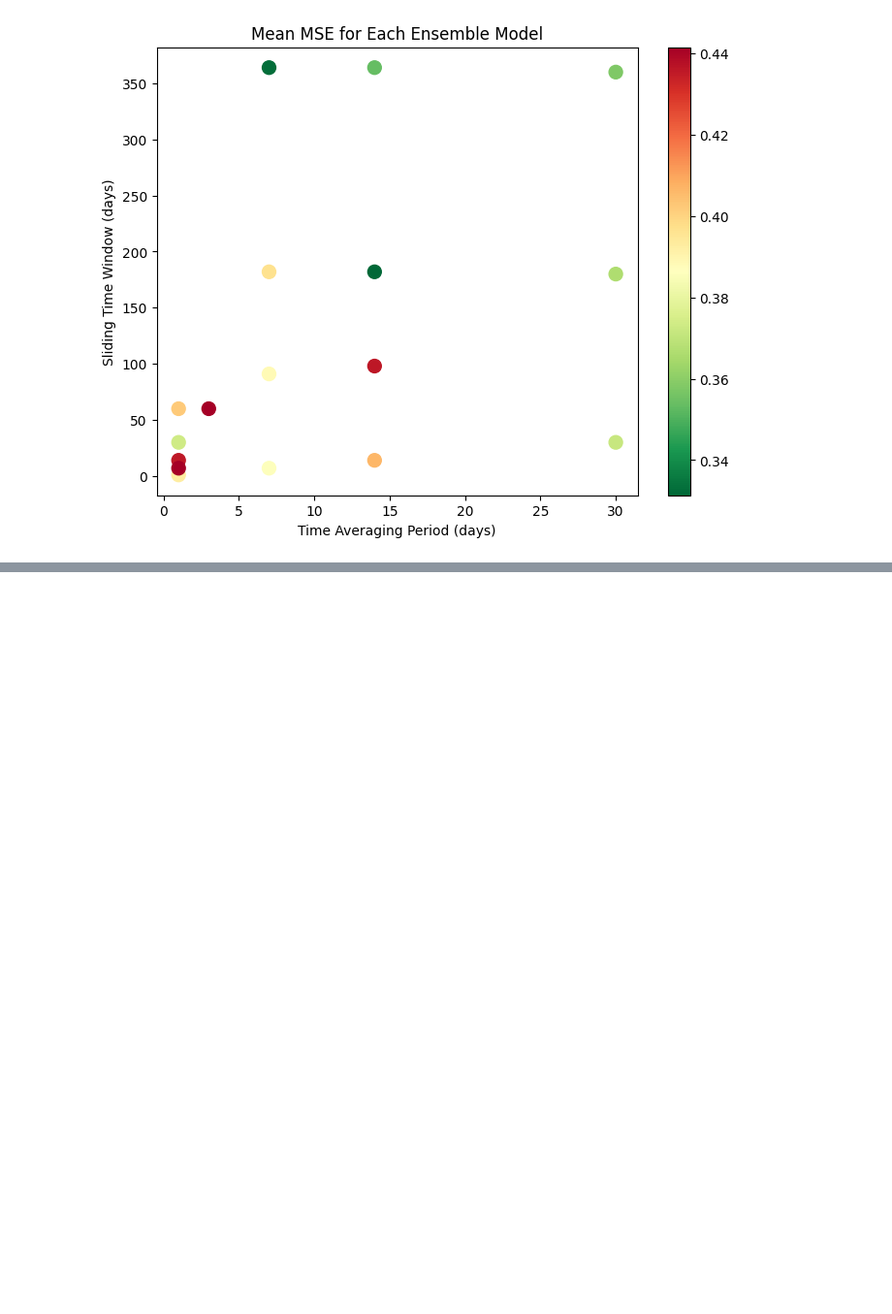
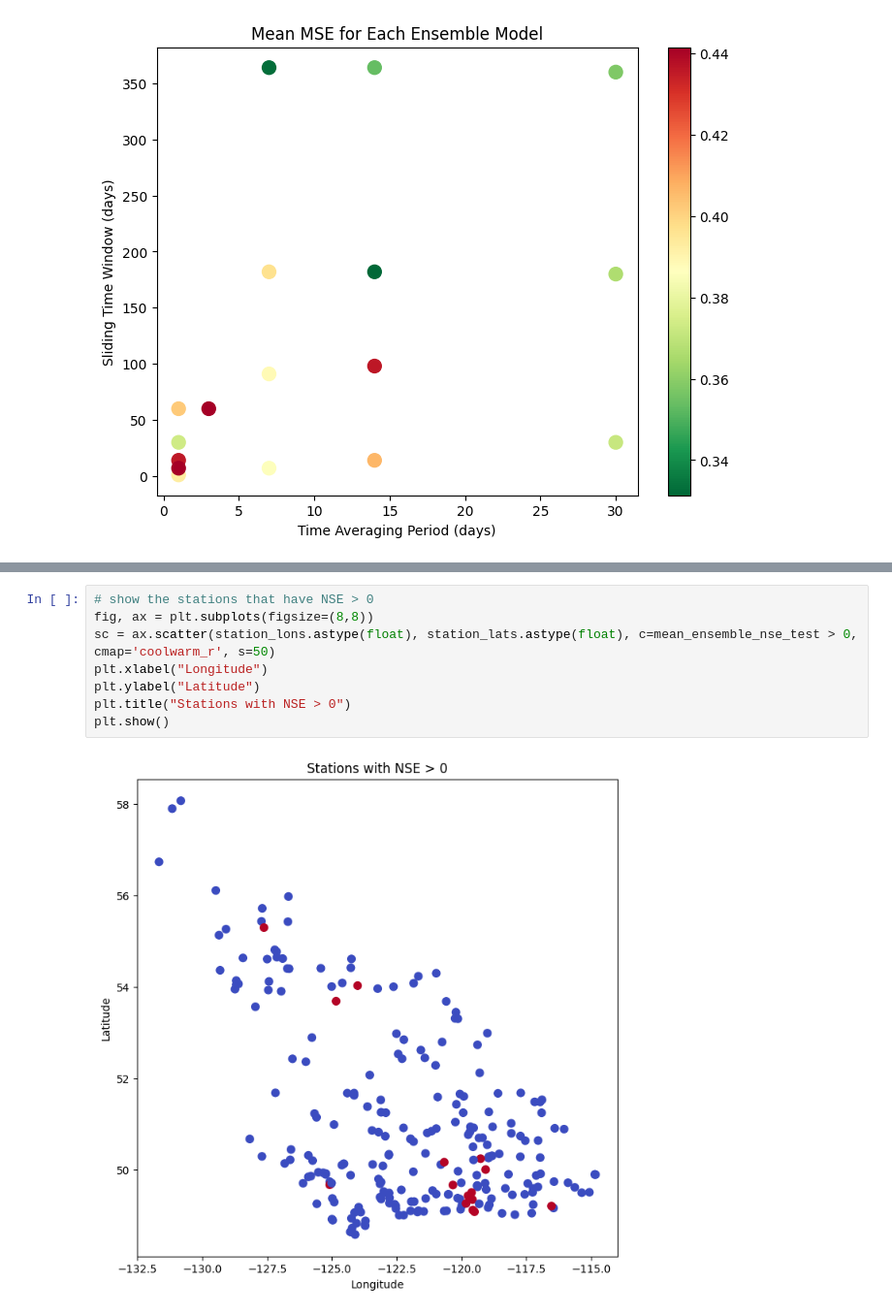
Before and after one commit to TWilson05/EOSC-410-Final-Project, a Jupyter notebook: CNN-LSTM.ipynb, the cells around one changed output, grey strips where cells are left out. Shown at 97% size. Drawn from its saved outputs; the diff is of its cells as text; blank space fills up the shorter version.

```diff
--- a/CNN-LSTM.ipynb
+++ b/CNN-LSTM.ipynb
@@ -470,0 +576,10 @@ plt.show()
+# %%
+# show the stations that have NSE > 0
+fig, ax = plt.subplots(figsize=(8,8))
+sc = ax.scatter(station_lons.astype(float), station_lats.astype(float), c=mean_ensemble_nse_test > 0, cmap='coolwarm_r', s=50)
+plt.xlabel("Longitude")
+plt.ylabel("Latitude")
+plt.title("Stations with NSE > 0")
+plt.show()
+# %% [output]
+[figure, added]
```
Also changed, not shown: parts of 16 cells of this notebook.
